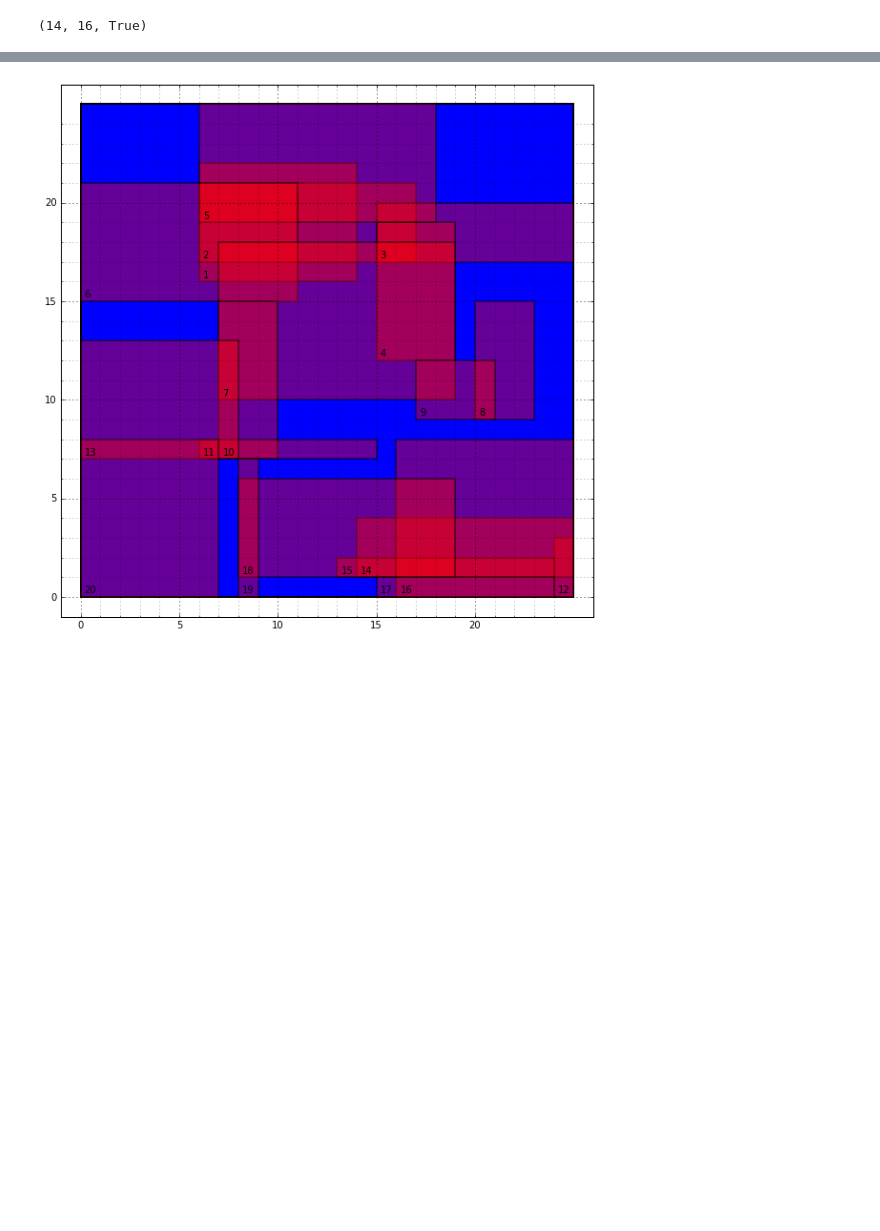
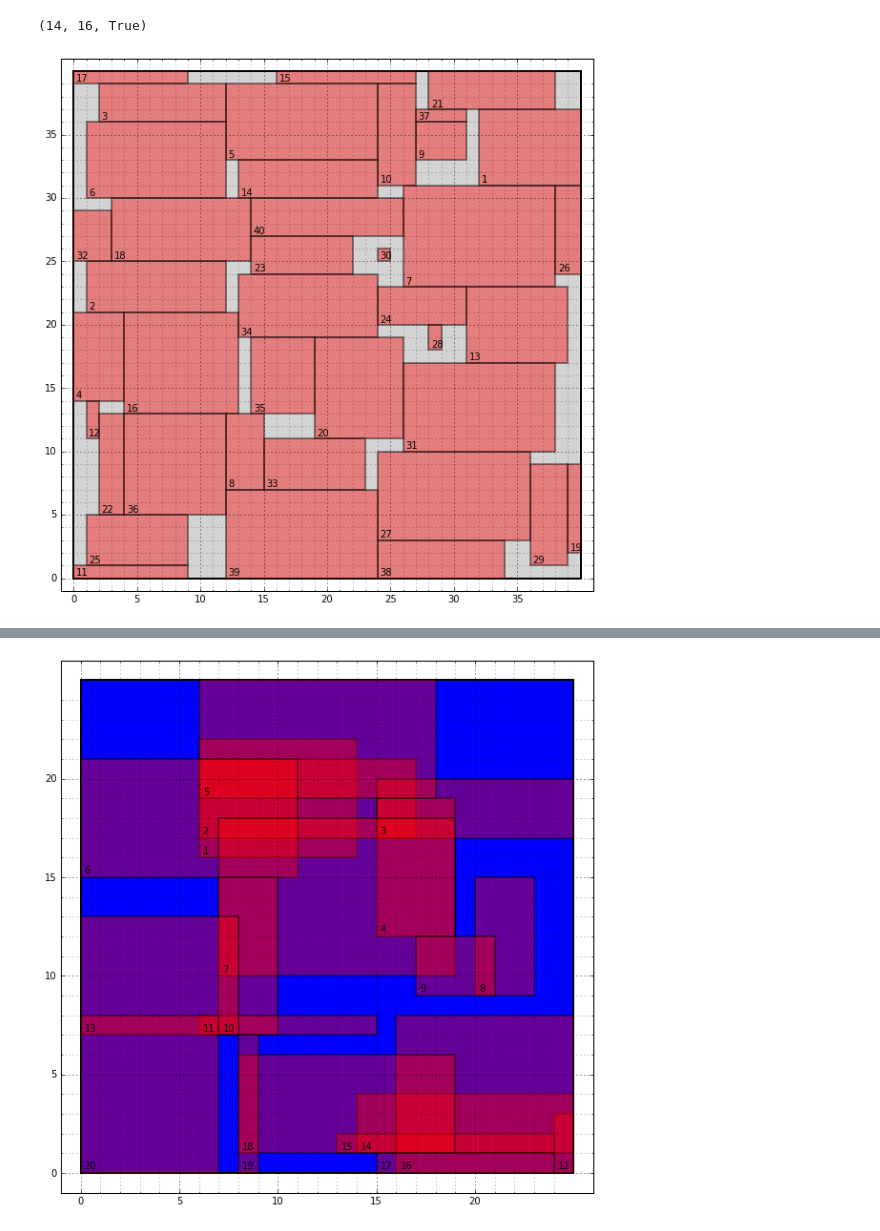
Before and after one commit to C4ptainCrunch/info-f-302, a Jupyter notebook: Checker.ipynb, the cells around one changed output, grey strips where cells are left out. Cells and saved outputs as stored; diff of their text form; code cells hidden in the pictures; blank space fills up the shorter version.

```diff
--- a/Checker.ipynb
+++ b/Checker.ipynb
@@ -84,3 +87,92 @@ check(inp, out)
 # %% [output]
 [figure]
 (14, 16, True)
+# %%
+inp = """ 40
+ 40
+ 40
+ 1 6 8
+ 2 4 11
+ 3 3 10
+ 4 7 4
+ 5 6 12
+ 6 6 11
+ 7 8 12
+ 8 6 3
+ 9 3 4
+ 10 8 3
+ 11 1 9
+ 12 3 1
+ 13 6 8
+ 14 3 11
+ 15 1 11
+ 16 8 9
+ 17 1 9
+ 18 5 11
+ 19 7 1
+ 20 8 7
+ 21 3 10
+ 22 8 2
+ 23 3 8
+ 24 3 7
+ 25 4 8
+ 26 7 2
+ 27 7 12
+ 28 2 1
+ 29 8 3
+ 30 1 1
+ 31 7 12
+ 32 4 3
+ 33 4 8
+ 34 5 11
+ 35 6 5
+ 36 8 8
+ 37 1 4
+ 38 3 10
+ 39 7 12
+ 40 3 12""".split("\n")
+
+out = """1 31 32
+2 21 1
+3 36 2
+4 14 0
+5 33 12
+6 30 1
+7 23 26
+8 7 12
+9 33 27
+10 31 24
+11 0 0
+12 11 1
+13 17 31
+14 30 13
+15 39 16
+16 13 4
+17 39 0
+18 25 3
+19 2 39
+20 11 19
+21 37 28
+22 5 2
+23 24 14
+24 20 24
+25 1 1
+26 24 38
+27 3 24
+28 18 28
+29 1 36
+30 25 24
+31 10 26
+32 25 0
+33 7 15
+34 19 13
+35 13 14
+36 5 4
+37 36 27
+38 0 24
+39 0 12
+40 27 14""".split("\n")
+
+check(inp, out)
+# %% [output]
+[figure, added]
```
Also changed, not shown: parts of 2 cells of this notebook, 1 other file.
